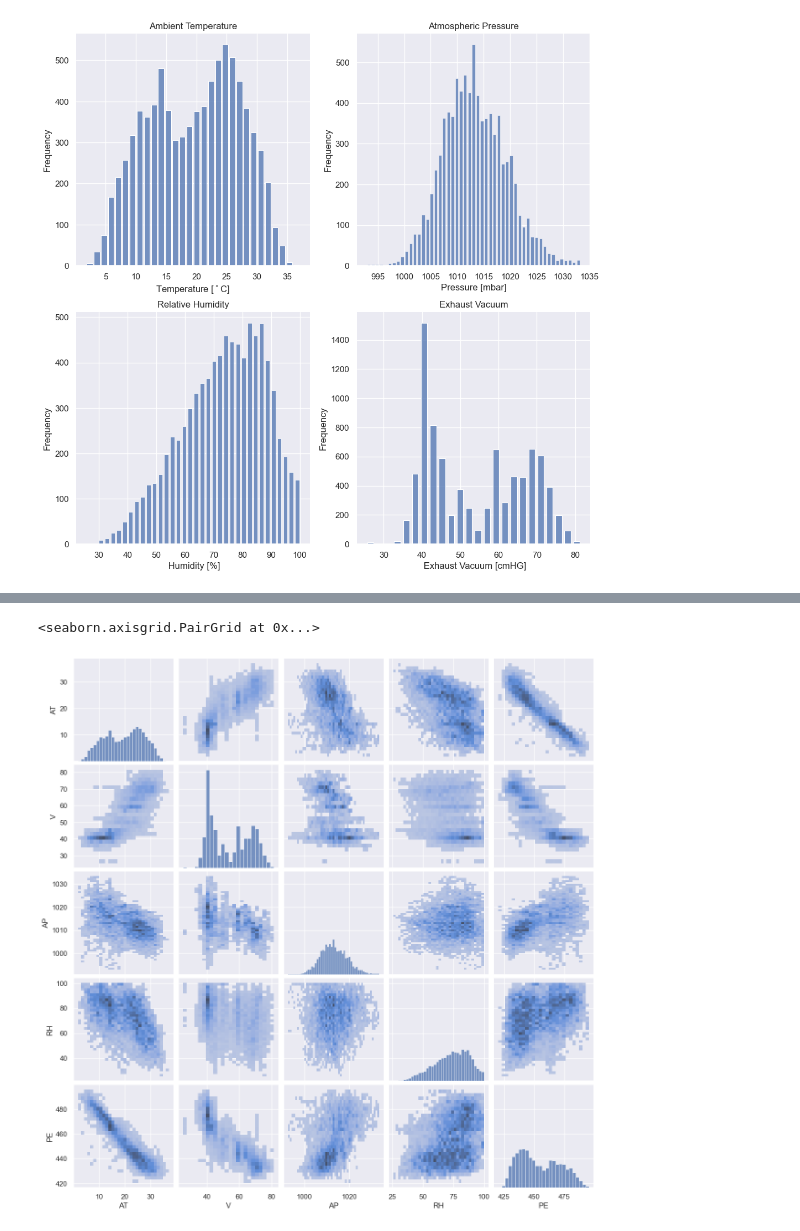
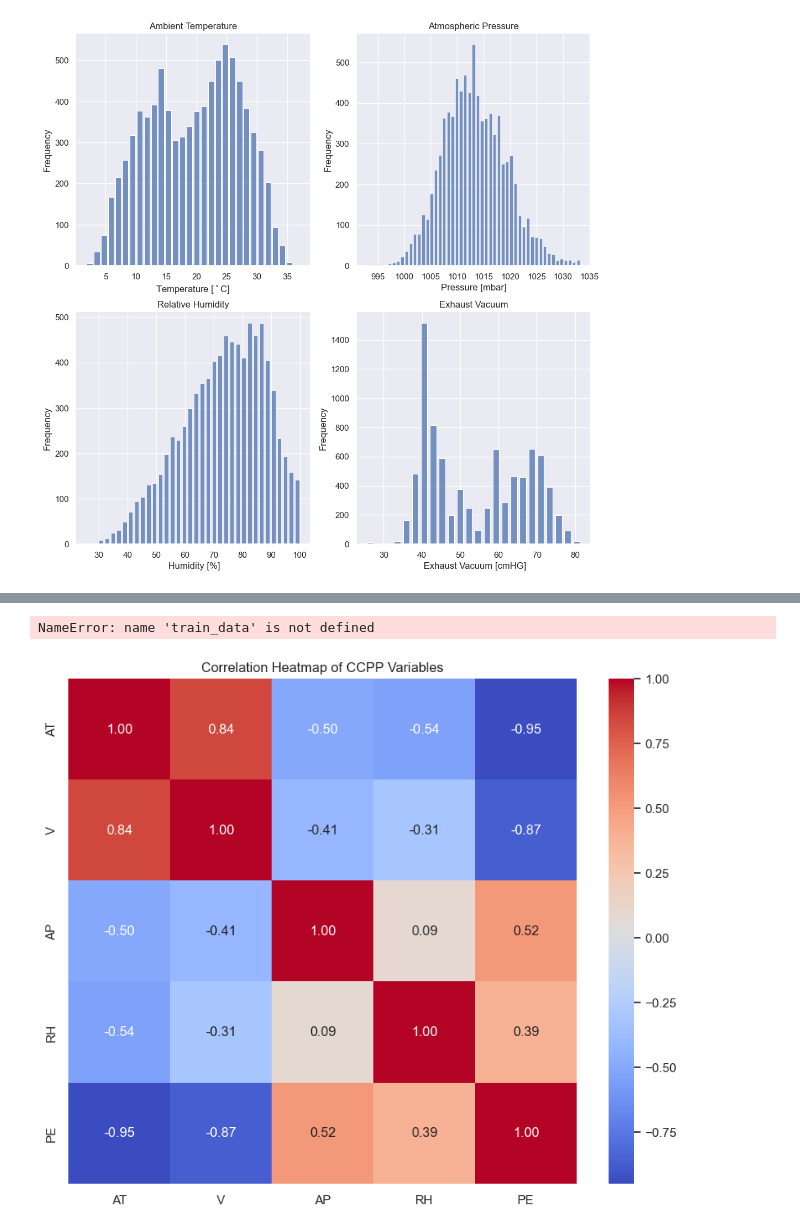
Before and after one commit to szilagyi93/regression, a Jupyter notebook: 01_main/regression_ccpp.ipynb, the cells around one changed output, grey strips where cells are left out. Saved outputs shown, nothing was run; the diff lists cells and outputs as text; code cells hidden in the pictures.

```diff
--- a/01_main/regression_ccpp.ipynb
+++ b/01_main/regression_ccpp.ipynb
@@ -180,7 +185,26 @@ ax.set(title='Full Load Electrical Power Output',
  Text(0, 0.5, 'Frequency')]
 [figure]
-# %%
-sns.pairplot(pd_train,kind="hist")
-# %% [output]
-<seaborn.axisgrid.PairGrid at 0x...>
-[figure, removed]
+# %%
+import seaborn as sns
+import matplotlib.pyplot as plt
+
+# Create the pairplot
+pairplot = sns.pairplot(pd_train, kind="hist", diag_kind="kde", plot_kws={'alpha': 0.6})
+pairplot.fig.suptitle('Pairplot of CCPP Variables', y=1.02)  # Adjust y to make space for title
+
+# Display the plot
+plt.show()
+# %% [output]
+NameError: name 'train_data' is not defined
+# %%
+
+# Compute the correlation matrix for the training data
+correlation_matrix = pd_train.corr()
+
+# Plotting the heatmap
+plt.figure(figsize=(10, 8))
+heatmap = sns.heatmap(correlation_matrix, annot=True, fmt=".2f", cmap='coolwarm', cbar=True)
+plt.title('Correlation Heatmap of CCPP Variables')
+plt.show()
+# %% [output]
+[figure, added]
```
Also changed, not shown: parts of 13 cells of this notebook.
